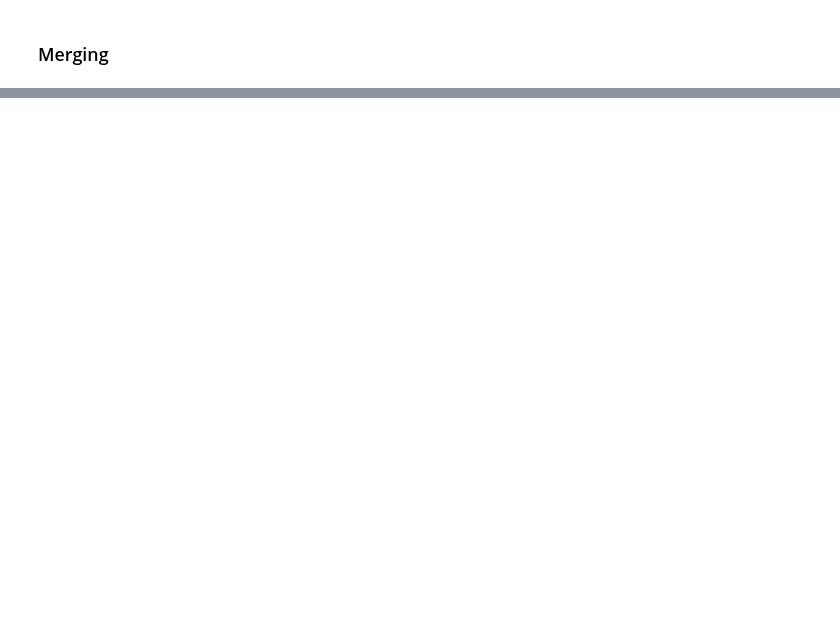
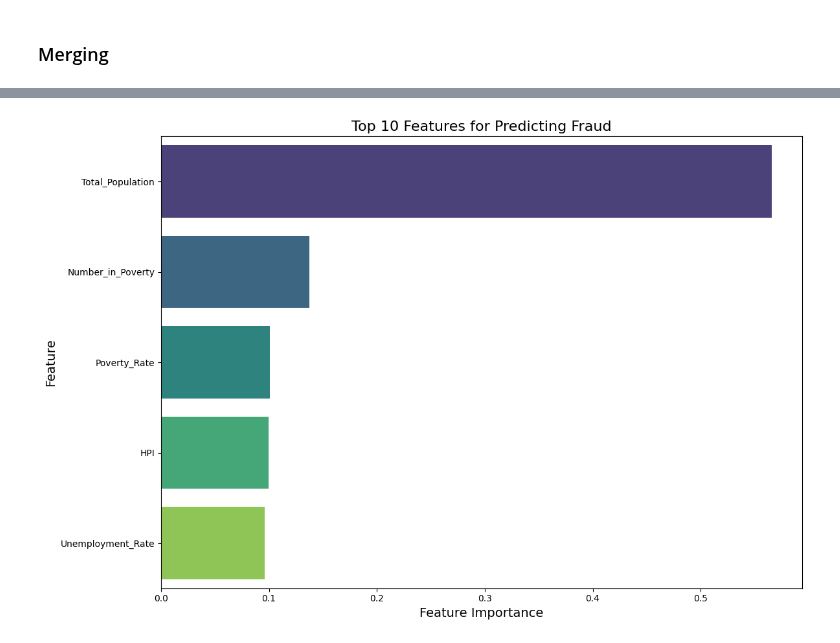
Before and after one commit to ryantangmj/ryantangmj.github.io, a Jupyter notebook: cleanupdata.ipynb, the cells around one changed output, grey strips where cells are left out. Saved outputs shown, nothing was run; the diff lists cells and outputs as text; code cells hidden in the pictures; blank space fills up the shorter version.

```diff
--- a/cleanupdata.ipynb
+++ b/cleanupdata.ipynb
@@ -937,0 +1056,30 @@ Feature Importances:
+# %%
+from sklearn.ensemble import RandomForestRegressor
+from sklearn.model_selection import train_test_split
+from sklearn.metrics import mean_squared_error, r2_score
+
+# Split the data into training and testing sets
+X_train, X_test, y_train, y_test = train_test_split(X, y, test_size=0.2, random_state=42)
+
+# Train the Random Forest Regressor
+rf_model = RandomForestRegressor(n_estimators=100, random_state=42)
+rf_model.fit(X_train, y_train)
+
+# Evaluate model performance
+y_pred = rf_model.predict(X_test)
+mse = mean_squared_error(y_test, y_pred)
+r2 = r2_score(y_test, y_pred)
+
+print("\nRandom Forest Model Performance:")
+print(f"Mean Squared Error: {mse:.2f}")
+print(f"R-squared: {r2:.4f}")
+
+# Extract feature importance
+importances = rf_model.feature_importances_
+feature_importance_df = pd.DataFrame({
+    'Feature': X.columns,
+    'Importance': importances
+}).sort_values(by='Importance', ascending=False)
+
+print("\nTop Features for Predicting Fraud:")
+print(feature_importance_df.head(10))
@@ -937,0 +1098,14 @@ Feature Importances:
+# %%
+import matplotlib.pyplot as plt
+import seaborn as sns
+
+# Plot the top 10 features
+plt.figure(figsize=(12, 8))
+sns.barplot(data=feature_importance_df.head(10), x='Importance', y='Feature', palette='viridis')
+plt.title('Top 10 Features for Predicting Fraud', fontsize=16)
+plt.xlabel('Feature Importance', fontsize=14)
+plt.ylabel('Feature', fontsize=14)
+plt.tight_layout()
+plt.show()
+# %% [output]
+[figure, added]
```
Also changed, not shown: parts of 25 cells of this notebook.
